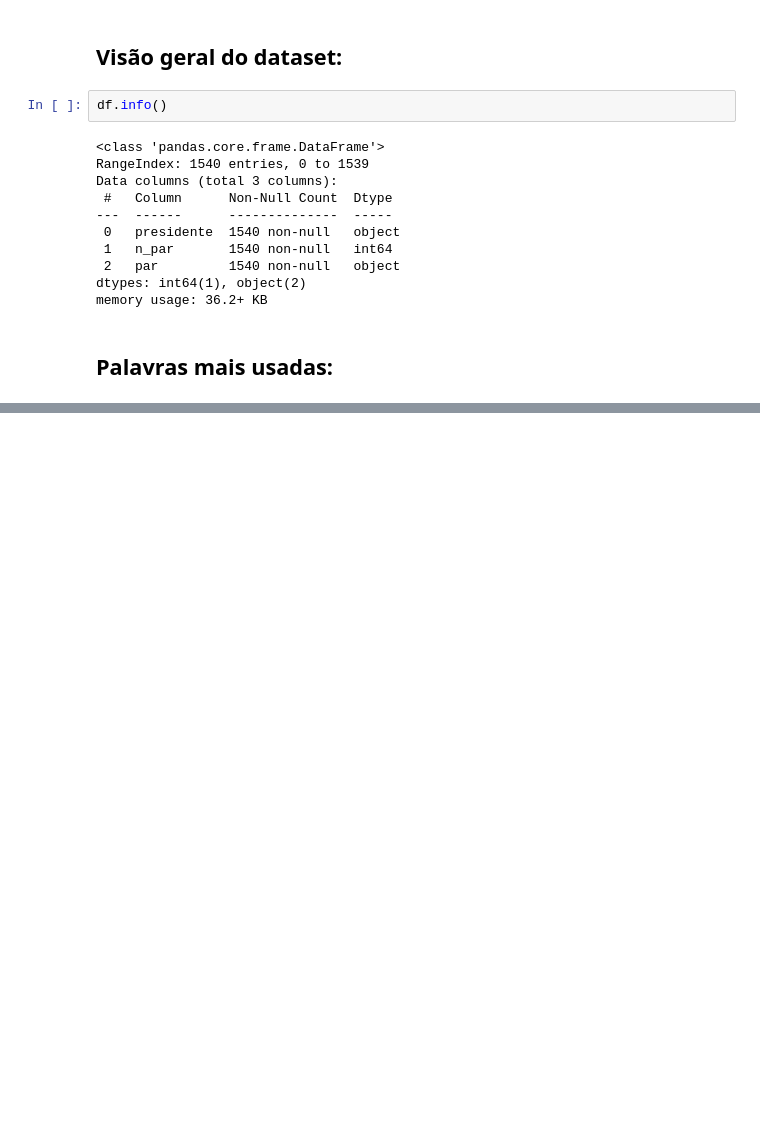
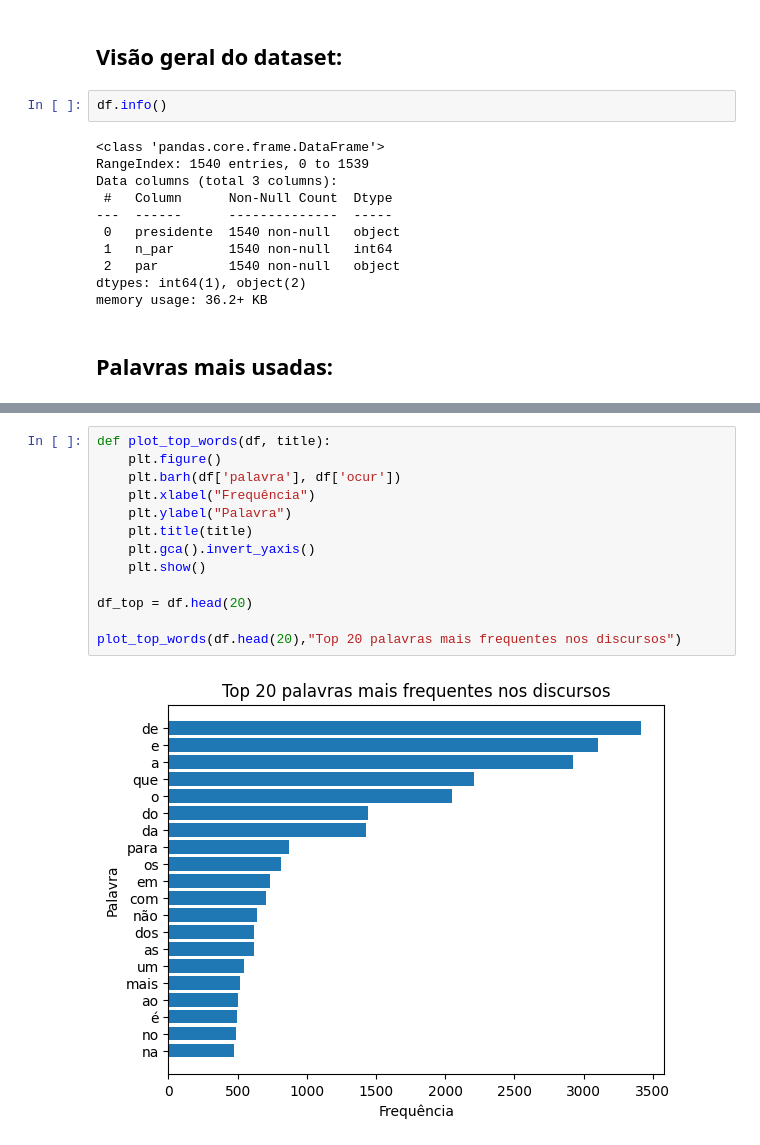
Before and after one commit to PhysicTeacherCode/Brazil-President-s-Speeches-Analysis, a Jupyter notebook: notebooks/01-exploratory.ipynb, the cells around one changed output, grey strips where cells are left out. Cells and saved outputs as stored; diff of their text form; blank space fills up the shorter version.

```diff
--- a/notebooks/01-exploratory.ipynb
+++ b/notebooks/01-exploratory.ipynb
@@ -85,0 +89,15 @@ df.head(10)
+# %%
+def plot_top_words(df, title):
+    plt.figure()
+    plt.barh(df['palavra'], df['ocur'])
+    plt.xlabel("Frequência")
+    plt.ylabel("Palavra")
+    plt.title(title)
+    plt.gca().invert_yaxis()
+    plt.show()
+
+df_top = df.head(20)
+
+plot_top_words(df.head(20),"Top 20 palavras mais frequentes nos discursos")
+# %% [output]
+[figure, added]
```
Also changed, not shown: parts of 4 cells of this notebook.
